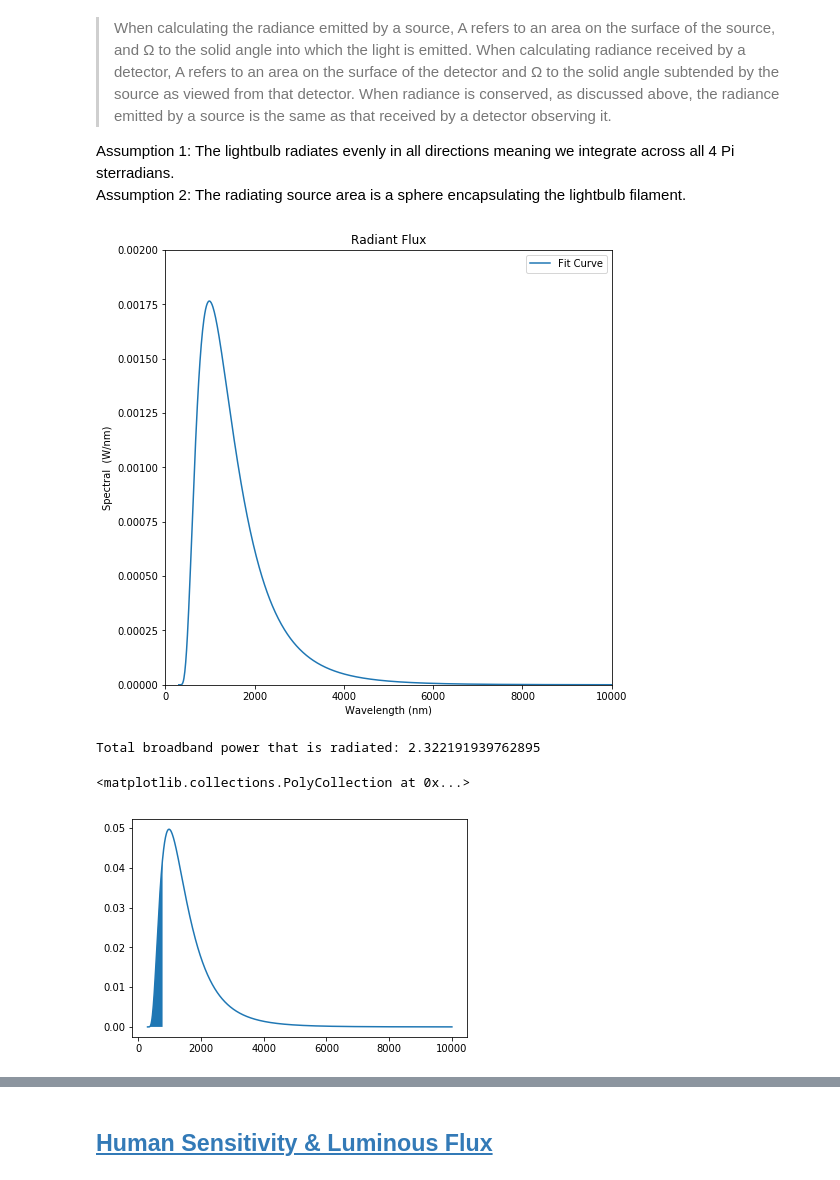
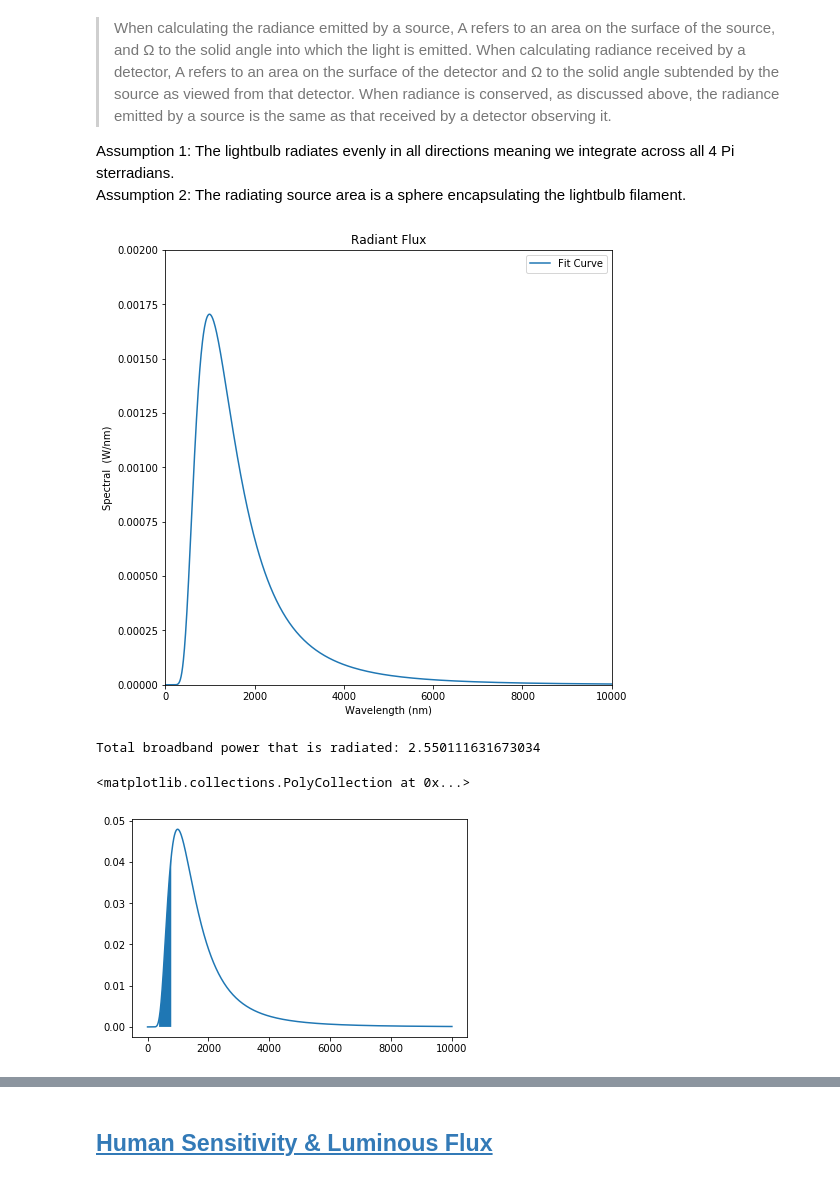
Before and after one commit to graphitical/colors, a Jupyter notebook: colormatching.ipynb, the cells around one changed output, grey strips where cells are left out. Cells and saved outputs as stored; diff of their text form; code cells hidden in the pictures.

```diff
--- a/colormatching.ipynb
+++ b/colormatching.ipynb
@@ -40,0 +82,11 @@ Here I found data for a GE 52 watt frosted bulb.
+# %%
+df = pd.read_csv('2deg_luminous_function.csv',names=['wave','amp'])
+lam      = df['wave'];
+lum_func = df['amp'];
+
+plt.plot(lam,lum_func*100);
+plt.xlabel('Wavelength (nm)');
+plt.ylabel('Normalized Sensitivity (%)');
+plt.title('Luminosity Function of the Human Eye');
+plt.xticks(np.arange(np.amin(lam),np.amax(lam)+40,step=40));
+plt.ylim([0, 105]);
@@ -42,14 +152,14 @@ Here I found data for a GE 52 watt frosted bulb.
 # Read in data
 df = pd.read_csv('Incandescent_Lamps_20100311.csv', na_filter=False);
 wavelength = df['Wavelength (nm)']
-lamp = df['GE Wattmiser 52 W frosted']
+ge_spec_rad = df['GE Wattmiser 52 W frosted']
 
 # Show data
 hfig = plt.figure(figsize=(8,8));
 hax = plt.axes();
-plt.plot(wavelength,lamp);
-plt.title('Spectral Radiance');
+plt.plot(wavelength,ge_spec_rad);
+plt.title('GE 52W Bulb');
 plt.xlabel('Wavelength (nm)');
-plt.ylabel('Spectral Radiance (W/m^2/sr/nm)');
-plt.axis([np.amin(wavelength), np.amax(wavelength), 0, 1.05*np.amax(lamp)]);
+plt.ylabel('Radiant Flux (W/nm)');
+plt.axis([np.amin(wavelength), np.amax(wavelength), 0, 1.05*np.amax(ge_spec_rad)]);
 # %% [output]
@@ -79,0 +256,11 @@ A, B, mu, sigma: [ 88.79429322 300.61575913   6.8257705    0.65271271]
+# %%
+def radiator(lam,T,scale=1):
+    from scipy.constants import h,k,c
+    lam = lam * 1e-9; # Convert wavelengths to meters
+    return scale*2*h*c**2  / (lam**5 * (np.exp(h*c / (lam*k*T)) - 1))
+
+idx = (wavelength >= 0) & (wavelength <= 1000)
+plt.plot(wavelength,lamp)
+popt, pcov = optimize.curve_fit(radiator,wavelength[idx],lamp[idx],p0=(2800,1e-9*1e-4))
+plt.plot(wavelength,radiator(wavelength, *popt));
+print(popt)
@@ -80,12 +270,8 @@ A, B, mu, sigma: [ 88.79429322 300.61575913   6.8257705    0.65271271]
 # %% [markdown]
 The data looks like a pretty good fit, but what does it look like extrapolated?
 # %%
-A     = 88.79429322;
-B     = 300.6157591;
-mu    = 6.8257705;
-sigma = 0.65271271;
-full_spectrum = np.linspace(np.ceil(B),10000,1001);
-estimated_lamp = lognorm(full_spectrum,A,B,mu,sigma);
+full_spectrum = np.logspace(0,4,1001);
+estimated_lamp = radiator(full_spectrum, *popt);
 plt.figure(figsize=(8,8));
 plt.plot(wavelength,lamp);
 plt.plot(full_spectrum,estimated_lamp);
@@ -139,24 +330,24 @@ plt.ylabel('Spectral  (W/nm)');
 plt.legend(['Fit Curve']);
 plt.axis([0,10000,0,0.002]);
 # %% [output]
-[figure, old version]
+[figure, new version]
 # %%
 # Integrate spectral flux to get radiant flux
 total_radiant_flux = np.trapz(spectral_flux,full_spectrum)
 print('Total broadband power that is radiated: {}'.format(total_radiant_flux))
 # %% [output]
-Total broadband power that is radiated: 2.322191939762895
+Total broadband power that is radiated: 2.550111631673034
 # %%
 vis_min = 380;
 vis_max = 780;
 idx = (wavelength >= vis_min) & (wavelength <= vis_max)
 plt.plot(full_spectrum,estimated_lamp)
 
-plt.fill_between(wavelength[idx],lognorm(wavelength[idx], *popt))
+plt.fill_between(wavelength[idx],radiator(wavelength[idx], *popt))
 # plt.xlim([300, 1000])
 # %% [output]
 <matplotlib.collections.PolyCollection at 0x...>
-[figure, old version]
+[figure, new version]
 # %%
 
 idx = (wavelength >= vis_min) & (wavelength <= vis_max)
```
Also changed, not shown: parts of 37 cells of this notebook, 9 other files.
